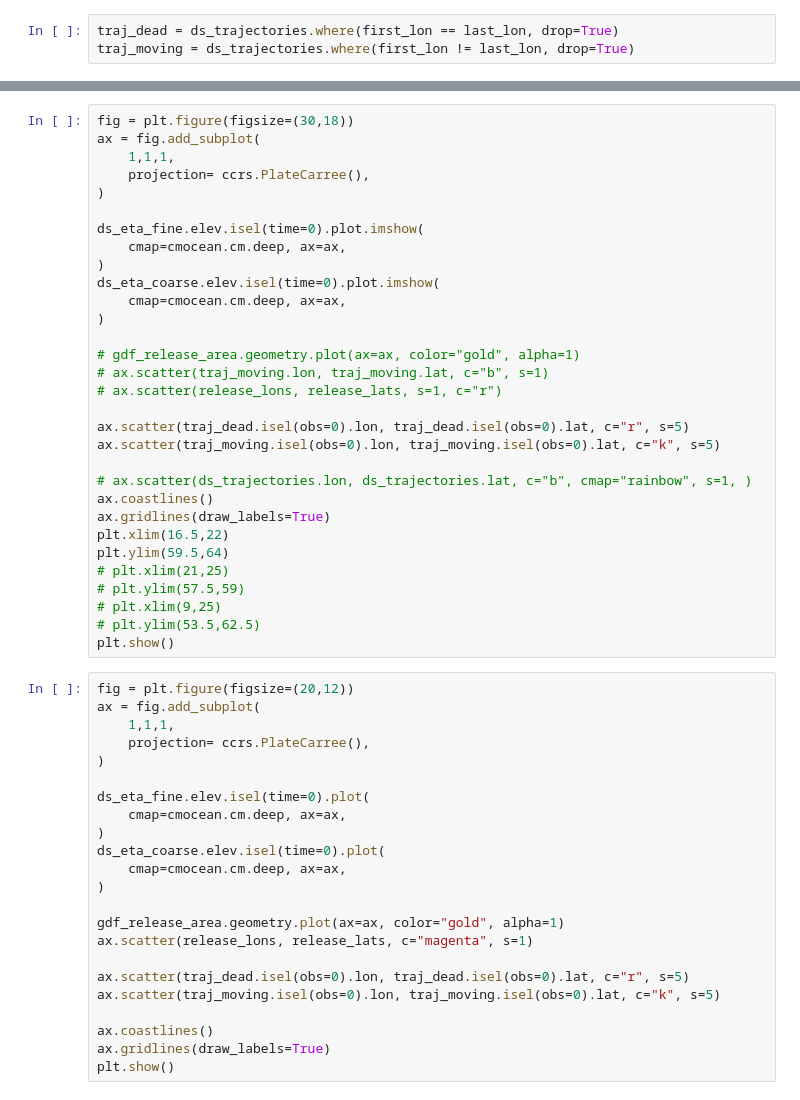
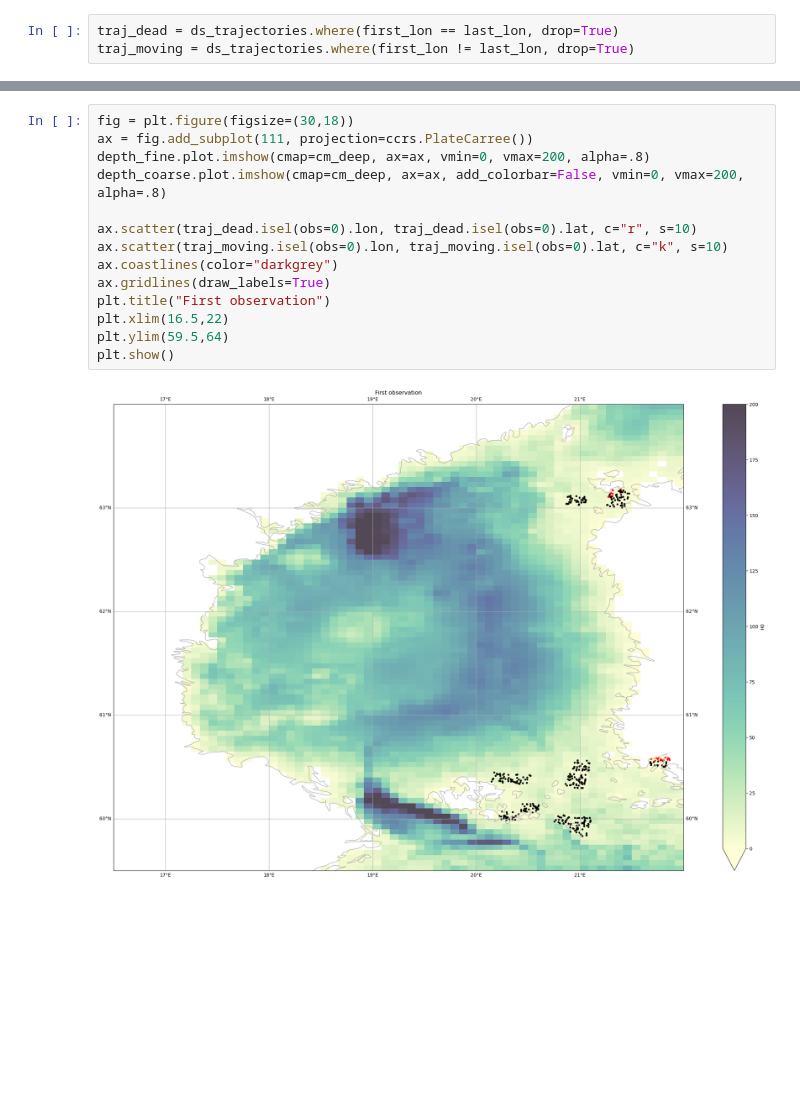
Before and after one commit to geomar-od-lagrange/2025_fucus-dispersal, a Jupyter notebook: notebooks/FucusDispersal.ipynb, the cells around one changed output, grey strips where cells are left out. Drawn from its saved outputs; the diff is of its cells as text; blank space fills up the shorter version.

```diff
--- a/notebooks/FucusDispersal.ipynb
+++ b/notebooks/FucusDispersal.ipynb
@@ -648,54 +780,16 @@ NameError: name 'first_file_count' is not defined
 # %%
 fig = plt.figure(figsize=(30,18))
-ax = fig.add_subplot(
-    1,1,1,
-    projection= ccrs.PlateCarree(),
-)
+ax = fig.add_subplot(111, projection=ccrs.PlateCarree())
+depth_fine.plot.imshow(cmap=cm_deep, ax=ax, vmin=0, vmax=200, alpha=.8)
+depth_coarse.plot.imshow(cmap=cm_deep, ax=ax, add_colorbar=False, vmin=0, vmax=200, alpha=.8)
 
-ds_eta_fine.elev.isel(time=0).plot.imshow(
-    cmap=cmocean.cm.deep, ax=ax,
-)
-ds_eta_coarse.elev.isel(time=0).plot.imshow(
-    cmap=cmocean.cm.deep, ax=ax,
-)
-
-# gdf_release_area.geometry.plot(ax=ax, color="gold", alpha=1)
-# ax.scatter(traj_moving.lon, traj_moving.lat, c="b", s=1)
-# ax.scatter(release_lons, release_lats, s=1, c="r")
-
-ax.scatter(traj_dead.isel(obs=0).lon, traj_dead.isel(obs=0).lat, c="r", s=5)
-ax.scatter(traj_moving.isel(obs=0).lon, traj_moving.isel(obs=0).lat, c="k", s=5)
-
-# ax.scatter(ds_trajectories.lon, ds_trajectories.lat, c="b", cmap="rainbow", s=1, )
-ax.coastlines()
+ax.scatter(traj_dead.isel(obs=0).lon, traj_dead.isel(obs=0).lat, c="r", s=10)
+ax.scatter(traj_moving.isel(obs=0).lon, traj_moving.isel(obs=0).lat, c="k", s=10)
+ax.coastlines(color="darkgrey")
 ax.gridlines(draw_labels=True)
+plt.title("First observation")
 plt.xlim(16.5,22)
 plt.ylim(59.5,64)
-# plt.xlim(21,25)
-# plt.ylim(57.5,59)
-# plt.xlim(9,25)
-# plt.ylim(53.5,62.5)
 plt.show()
+# %% [output]
+[figure, added]
-# %%
-fig = plt.figure(figsize=(20,12))
-ax = fig.add_subplot(
-    1,1,1,
-    projection= ccrs.PlateCarree(),
-)
-
-ds_eta_fine.elev.isel(time=0).plot(
-    cmap=cmocean.cm.deep, ax=ax,
-)
-ds_eta_coarse.elev.isel(time=0).plot(
-    cmap=cmocean.cm.deep, ax=ax,
-)
-
-gdf_release_area.geometry.plot(ax=ax, color="gold", alpha=1)
-ax.scatter(release_lons, release_lats, c="magenta", s=1)
-
-ax.scatter(traj_dead.isel(obs=0).lon, traj_dead.isel(obs=0).lat, c="r", s=5)
-ax.scatter(traj_moving.isel(obs=0).lon, traj_moving.isel(obs=0).lat, c="k", s=5)
-
-ax.coastlines()
-ax.gridlines(draw_labels=True)
-plt.show()
```
Also changed, not shown: parts of 32 cells of this notebook.
